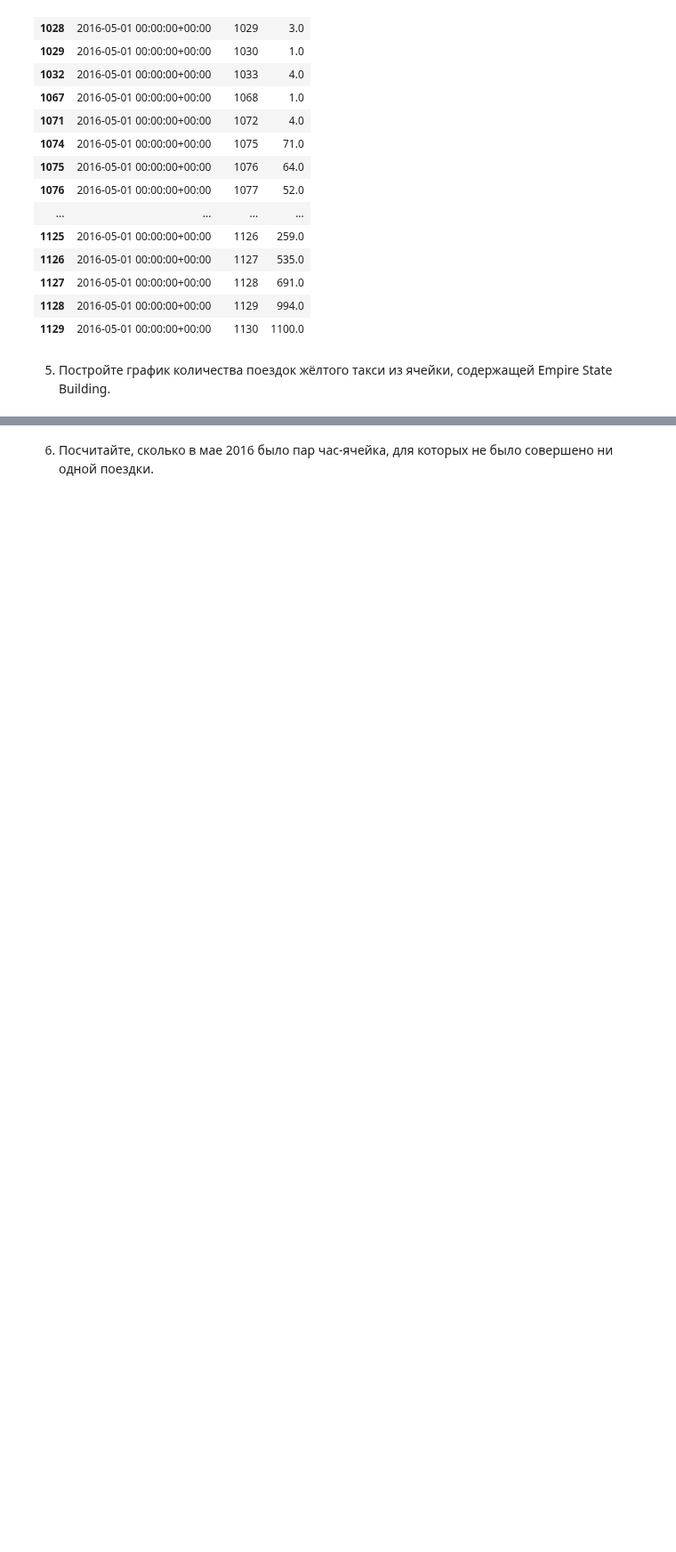
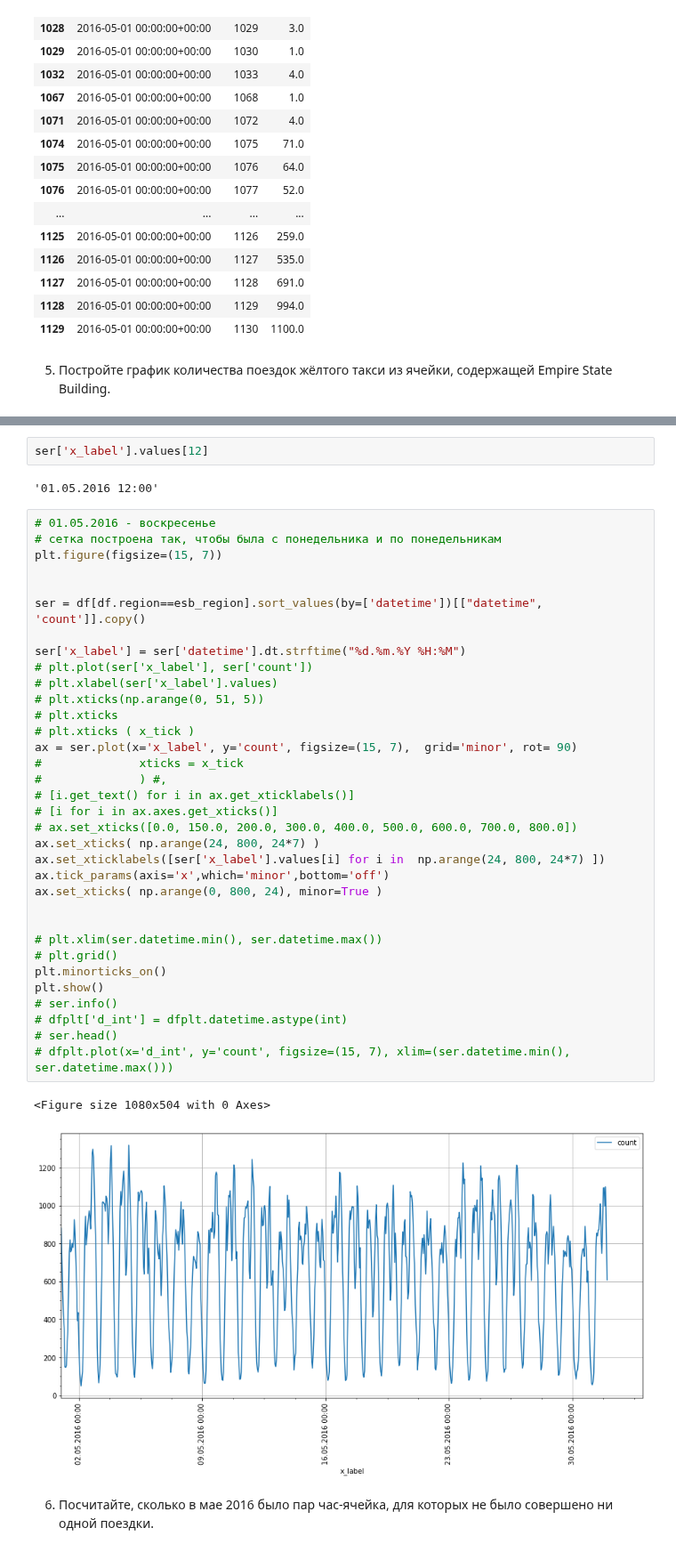
Before and after one commit to dminikorenb/DataLearning, a Jupyter notebook: Taxi/dminik6_part3_w1.ipynb, the cells around one changed output, grey strips where cells are left out. Shown at 89% size. Drawn from its saved outputs; the diff is of its cells as text; blank space fills up the shorter version.

```diff
--- a/Taxi/dminik6_part3_w1.ipynb
+++ b/Taxi/dminik6_part3_w1.ipynb
@@ -863,2 +855,43 @@ plt.show()
+# %%
+ser['x_label'].values[12]
+# %% [output]
+'01.05.2016 12:00'
+# %%
+# 01.05.2016 - воскресенье
+# сетка построена так, чтобы была с понедельника и по понедельникам
+plt.figure(figsize=(15, 7))
+
+
+ser = df[df.region==esb_region].sort_values(by=['datetime'])[["datetime", 'count']].copy()
+
+ser['x_label'] = ser['datetime'].dt.strftime("%d.%m.%Y %H:%M")
+# plt.plot(ser['x_label'], ser['count'])
+# plt.xlabel(ser['x_label'].values)
+# plt.xticks(np.arange(0, 51, 5))
+# plt.xticks
+# plt.xticks ( x_tick )
+ax = ser.plot(x='x_label', y='count', figsize=(15, 7),  grid='minor', rot= 90)
+#              xticks = x_tick
+#              ) #,
+# [i.get_text() for i in ax.get_xticklabels()]
+# [i for i in ax.axes.get_xticks()]
+# ax.set_xticks([0.0, 150.0, 200.0, 300.0, 400.0, 500.0, 600.0, 700.0, 800.0])
+ax.set_xticks( np.arange(24, 800, 24*7) )
+ax.set_xticklabels([ser['x_label'].values[i] for i in  np.arange(24, 800, 24*7) ])
+ax.tick_params(axis='x',which='minor',bottom='off')
+ax.set_xticks( np.arange(0, 800, 24), minor=True )
+
+
+# plt.xlim(ser.datetime.min(), ser.datetime.max())
+# plt.grid()
+plt.minorticks_on()
+plt.show()
+# ser.info()
+# dfplt['d_int'] = dfplt.datetime.astype(int)
+# ser.head()
+# dfplt.plot(x='d_int', y='count', figsize=(15, 7), xlim=(ser.datetime.min(), ser.datetime.max()))
+# %% [output]
+<Figure size 1080x504 with 0 Axes>
+[figure, added]
 # %% [markdown]
 6. Посчитайте, сколько в мае 2016 было пар час-ячейка, для которых не было совершено ни одной поездки.
```
Also changed, not shown: parts of 7 cells of this notebook.
